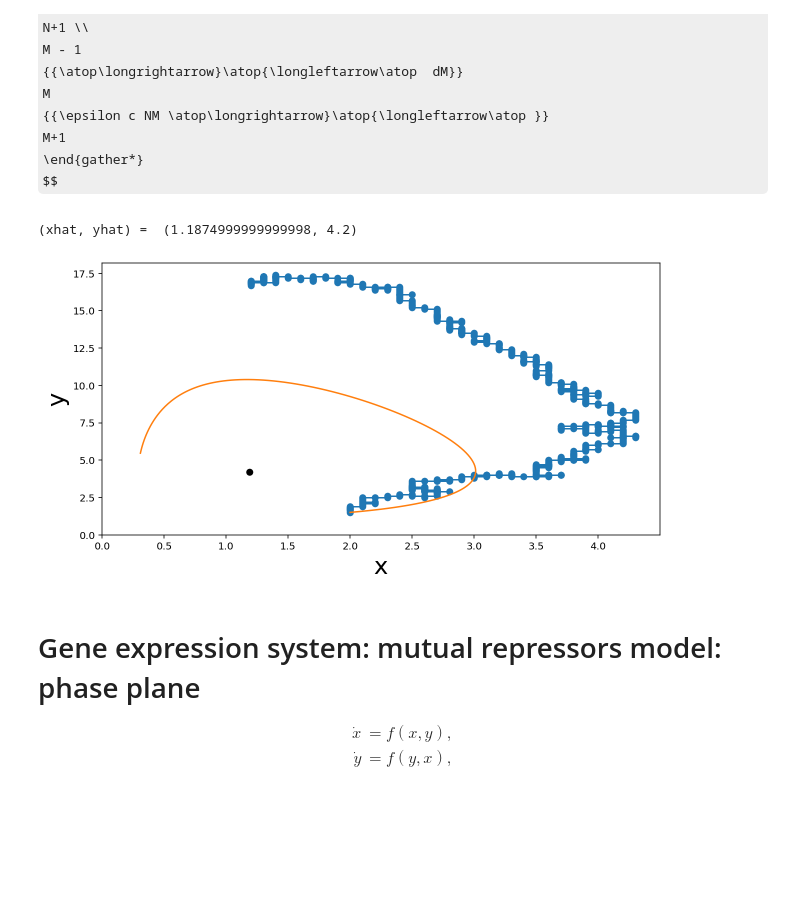
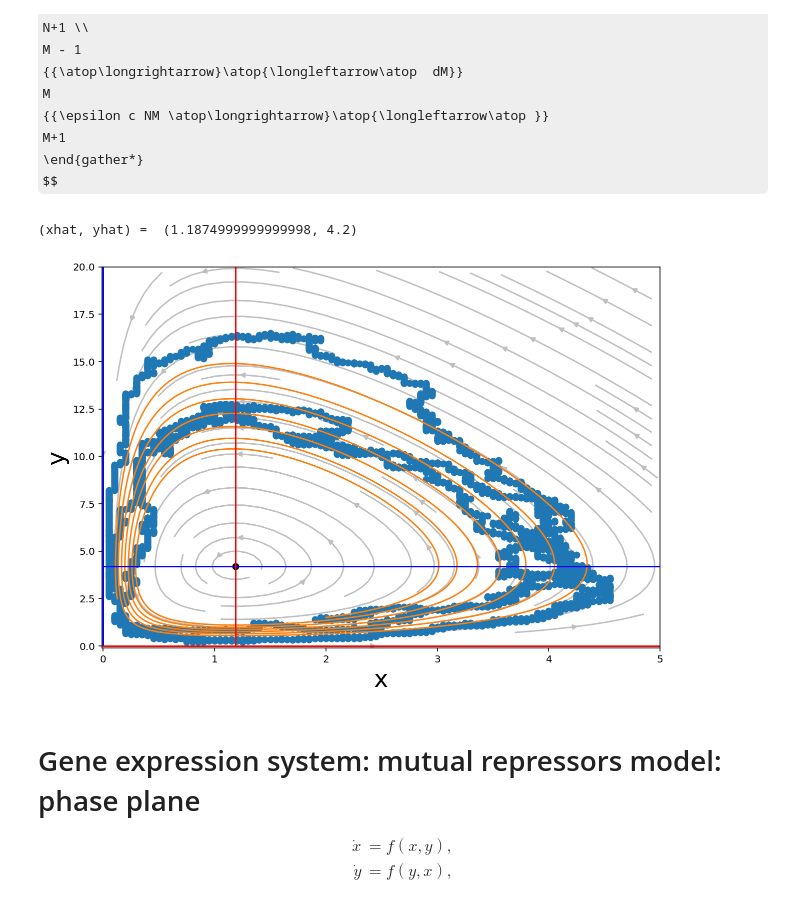
Before and after one commit to newby-jay/MATH371-Winter2020-JupyterNotebooks, a Jupyter notebook: Week 4 - birth death systems.ipynb, the cells around one changed output. Drawn from its saved outputs; the diff is of its cells as text; code cells hidden in the pictures; some formulas as TeX source; blank space fills up the shorter version.

```diff
--- a/Week 4 - birth death systems.ipynb
+++ b/Week 4 - birth death systems.ipynb
@@ -28,7 +28,7 @@ M+1
 \end{gather*}
 $$
 # %%
-epsilon = 0.1 # TRY CHANGING THIS VALUE
+epsilon = 0.05 # TRY CHANGING THIS VALUE
 a = 2.1
 b = 0.5
 c = 1.6
@@ -40,7 +40,7 @@ x0 = 2.
 y0 = 1.5
 n0 = int(x0/epsilon)
 m0 = int(y0/epsilon)
-Nsteps = 500
+Nsteps = 5000
 def stochastic_pp(a, b, c, d, epsilon, n0, m0, Nsteps):
     N = zeros(Nsteps)
     N[0] = n0
@@ -81,38 +81,57 @@ def pp_ode(a, b, c, d, x0, y0, Tmax): # change `Nsteps` to alter
     ### Euler's method parameters
     Delta_t = 0.01 # The size of the time step
     Nsteps = int(Tmax/Delta_t)
     x = zeros(Nsteps) # an array of zeros to store the solution in
     y = zeros(Nsteps)
     x[0] = x0 # store the initial condition
     y[0] = y0
     def f_pp(x, y): # the ligistic growth RHS function
         dxdt = a*x - b*x*y
         dydt = c*x*y - d*y
         return array([dxdt, dydt])
     ####### The simulation loop #########
     for n in arange(1, Nsteps): # loop from n=1 up to n=Nsteps-1
         dx, dy = f_pp(x[n-1], y[n-1])
         x[n] = x[n-1] + Delta_t*dx
         y[n] = y[n-1] + Delta_t*dy
     t = Delta_t*arange(Nsteps)
     return t, x, y
 
-figure(1, [10, 5])
+figure(1, [10, 7])
 
+###### Stochastic and ODE trajectories
 T, N, M = stochastic_pp(a, b, c, d, epsilon, n0, m0, Nsteps)
-
 Tode, Xode, Yode = pp_ode(a, b, c, d, x0, y0, 2*T[-1])
 
 plot(epsilon*N, epsilon*M, '-o')
 plot(Xode, Yode)
 plot(xhat, yhat, 'ok')
-xlim(0, None)
-ylim(0, None)
+
+###### for vector field and phase plane
+## x-nullcline
+x = linspace(0, 20, 200)
+y = a/b*ones(200)
+plot(0*x, x, 'b')
+plot(x, y, 'b')
+## y-nullcline
+x = d/c*ones(200)
+y = linspace(0, 20, 200)
+plot(y, 0*y, 'r')
+plot(x, y, 'r')
+## vector field
+X, Y = meshgrid(linspace(0, 5, 50), linspace(0, 20, 50))
+U = a*X - b*X*Y
+V = c*X*Y - d*Y
+streamplot(X, Y, U, V, color='0.75')
+
+
+xlim(-0.01, 5)
+ylim(-0.1, 20)
 xlabel('x', fontsize=24)
 ylabel('y', fontsize=24);
 # %% [output]
 (xhat, yhat) =  (1.1874999999999998, 4.2)
-[figure, old version]
+[figure, new version]
 # %% [markdown]
 # Gene expression system: mutual repressors model: phase plane
 \begin{align*}
```
